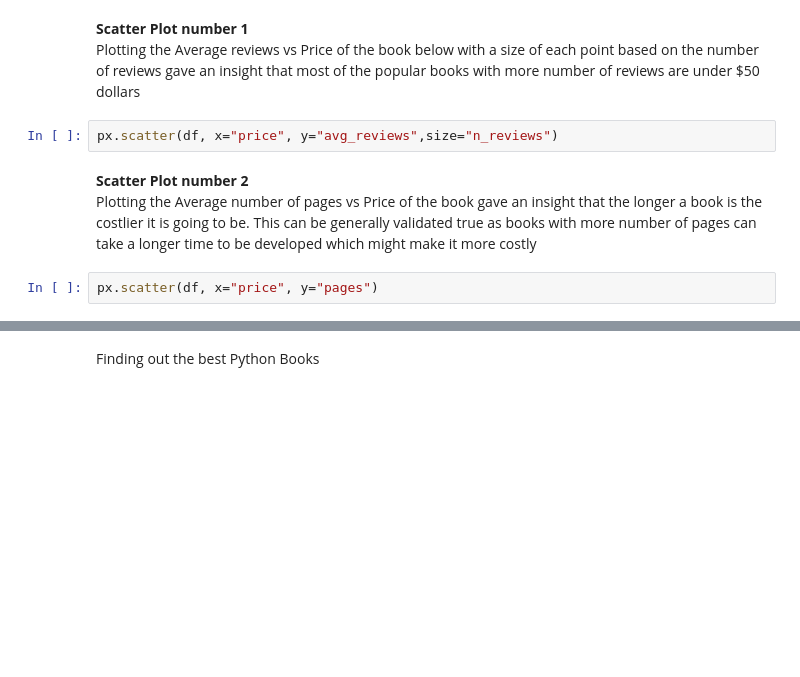
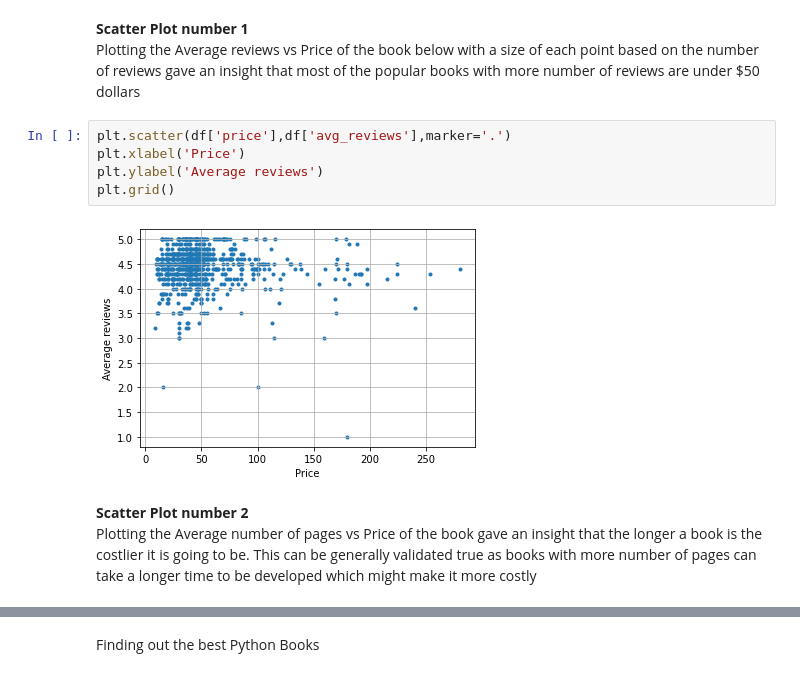
Before and after one commit to tanmay-sketch/Exploratory-Book-Analysis, a Jupyter notebook: report.ipynb, the cells around one changed output, grey strips where cells are left out. Cells and saved outputs as stored; diff of their text form; blank space fills up the shorter version.

```diff
--- a/report.ipynb
+++ b/report.ipynb
@@ -85,10 +85,13 @@ Creating plots and trying to understand the relationship between the variables i
 # %% [markdown]
 **Scatter Plot number 1** <br>
 Plotting the Average reviews vs Price of the book below with a size of each point based on the number of reviews gave an insight that most of the popular books with more number of reviews are under $50 dollars
-# %%
-px.scatter(df, x="price", y="avg_reviews",size="n_reviews")
+# %%
+plt.scatter(df['price'],df['avg_reviews'],marker='.')
+plt.xlabel('Price')
+plt.ylabel('Average reviews')
+plt.grid()
+# %% [output]
+[figure, added]
 # %% [markdown]
 **Scatter Plot number 2** <br>
 Plotting the Average number of pages vs Price of the book gave an insight that the longer a book is the costlier it is going to be. This can be generally validated true as books with more number of pages can take a longer time to be developed which might make it more costly
-# %%
-px.scatter(df, x="price", y="pages")
```
Also changed, not shown: parts of 4 cells of this notebook, 1 other file.
